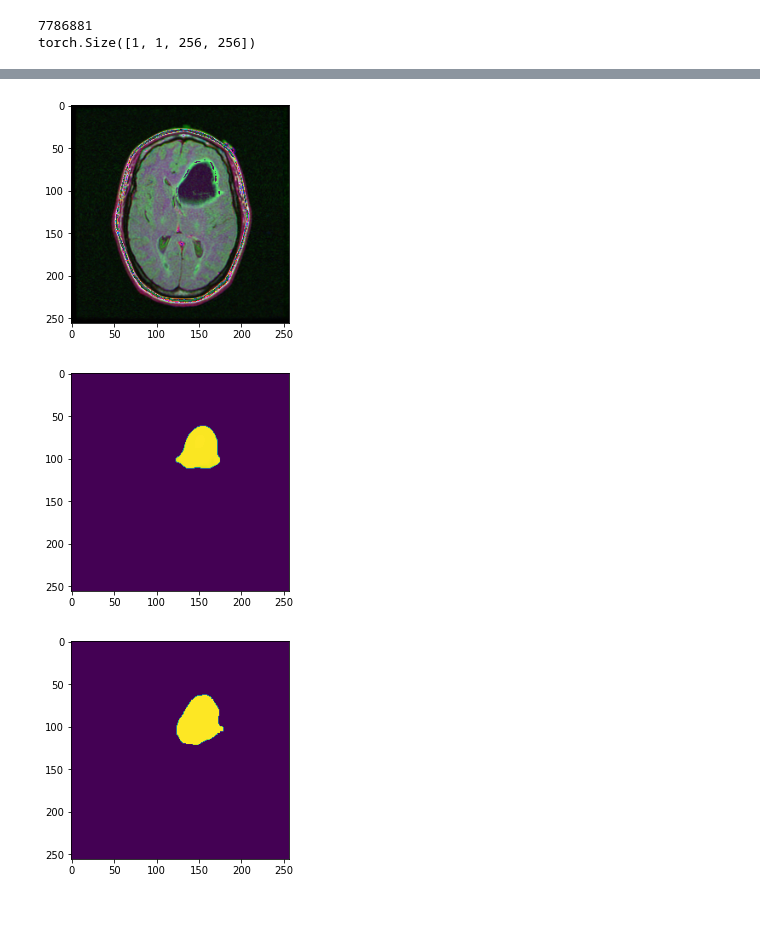
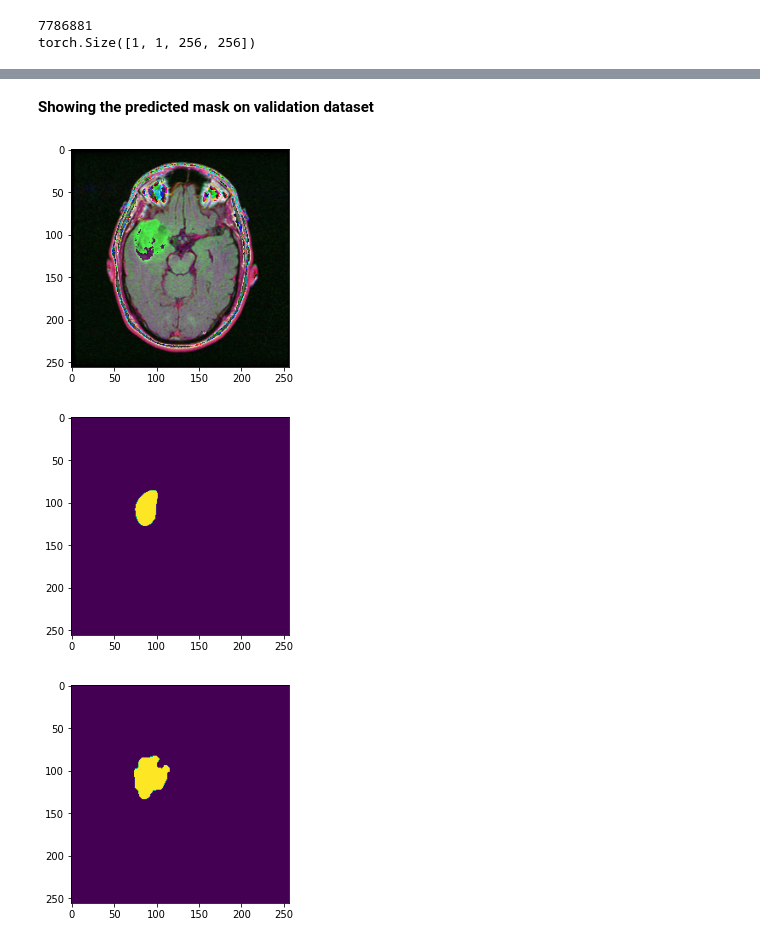
Before and after one commit to christian-creator/brain_cancer_segmentation, a Jupyter notebook: segmentation_workflow.ipynb, the cells around one changed output, grey strips where cells are left out. Drawn from its saved outputs; the diff is of its cells as text; code cells hidden in the pictures; blank space fills up the shorter version.

```diff
--- a/segmentation_workflow.ipynb
+++ b/segmentation_workflow.ipynb
@@ -169,10 +168,11 @@ augment_transforms = transforms.Compose(
      transforms.RandomRotation(90),
      transforms.RandomHorizontalFlip(0.5)])
 # %%
-train_df,test_df = train_test_split(image_df, stratify=image_df.diagnosis, test_size=0.6)
+fractions = 0.1
+train_df,test_df = train_test_split(image_df, stratify=image_df.diagnosis, test_size=fractions)
 test_df = test_df.reset_index(drop=True)
 
-train_df, val_df = train_test_split(train_df, stratify=train_df.diagnosis, test_size=0.1)
+train_df, val_df = train_test_split(train_df, stratify=train_df.diagnosis, test_size=fractions)
 train_df = train_df.reset_index(drop=True)
 val_df = val_df.reset_index(drop=True)
 
@@ -185,11 +185,11 @@ Test: (2023, 6)
 # %%
 !rm -r /content/sample_data/augmented
 # %%
-size = 15
+size = 10
 # Train
 #train_dataset = BrainMriDataset(df=train_df, transforms=transform)
 augmented_path = "/content/sample_data/augmented"
-train_dataset = BrainMriDataset(df=train_df, transforms=transform,train_transforms=augment_transforms,augmented_path=augmented_path,number_generated=200)
+train_dataset = BrainMriDataset(df=train_df, transforms=transform,train_transforms=augment_transforms,augmented_path=augmented_path,frac_augmented=0.2)
 train_dataloader = DataLoader(train_dataset, batch_size=size, shuffle=True)
 # Validation
 val_dataset = BrainMriDataset(df=val_df, transforms=transform)
@@ -409,6 +392,7 @@ def validate(model,val_loader,criterion,device):
         image, mask = image.to(device), mask.to(device)
         output = model(image)
         loss = criterion(output,mask)
+        del image,mask
         valid_loss += loss.item()
     return valid_loss / len(val_loader)
 
@@ -417,7 +401,11 @@ def train(model, device, epochs, train_loader, val_loader):
     criterion = nn.BCEWithLogitsLoss()
     optimizer = optim.Adam(model.parameters(),lr=1e-4) # 1e-5
     iterator_print = 10
+
     patience = 4
+    trigger_times = 0
+    the_last_loss = 100000
+
 
     train_losses_pr_epoch = []
     validation_losses_pr_epoch = []
@@ -449,8 +437,6 @@ def train(model, device, epochs, train_loader, val_loader):
                 print(f'[{epoch + 1}, {i + 1:5d}] loss: {running_loss / iterator_print:.3f}')
                 running_loss = 0.0
 
-
-
         # Calculating training loss
         model.eval()
         train_loss = 0.0
@@ -471,7 +457,7 @@ def train(model, device, epochs, train_loader, val_loader):
 
         # Early stopping
         the_current_val_loss = validation_losses_pr_epoch[-1]
-        the_last_val_loss = 0 if len(validation_losses_pr_epoch) < 2 else validation_losses_pr_epoch[-2]
+        the_last_val_loss = 100 if len(validation_losses_pr_epoch) < 2 else validation_losses_pr_epoch[-2]
 
         if the_current_val_loss > the_last_val_loss:
             trigger_times += 1
@@ -499,3 +485,5 @@ gc.collect()
 # %%
+epochs = 10
 net = Unet(1)
-trained_model, train_losses_pr_epoch, validation_losses_pr_epoch = train(net,device,2,train_dataloader,val_dataloader)
+net.apply(initialize_weights)
+trained_model, train_losses_pr_epoch, validation_losses_pr_epoch = train(net,device,epochs,train_dataloader,val_dataloader)
@@ -502,14 +508,16 @@ trained_model, train_losses_pr_epoch, validation_losses_pr_epoch = train(net,dev
+# %% [markdown]
+**Showing the predicted mask on validation dataset**
 # %%
-trained_model.cpu()
+trained_model
 image,mask = next(iter(val_dataloader))
 test_image = image[0,:,:,:].unsqueeze(0)
 test_mask = mask[0,:,:,:].unsqueeze(0)
-output = trained_model(test_image)
+output = trained_model(test_image.to(device))
 show_network_output(test_image,output,test_mask,threshold=0.9)
 # %% [output]
-[figure, old version]
+[figure, new version]
-[figure, old version]
+[figure, new version]
-[figure, old version]
+[figure, new version]
 # %%
 def plot_training_validation_curves(train_loss,val_loss):
   N_epochs = len(train_loss)
```
Also changed, not shown: parts of 28 cells of this notebook.
